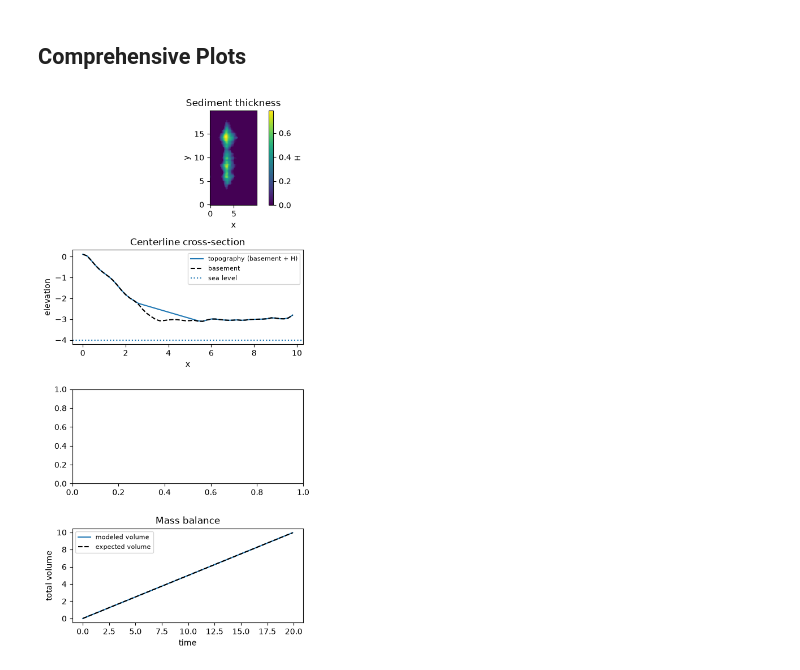
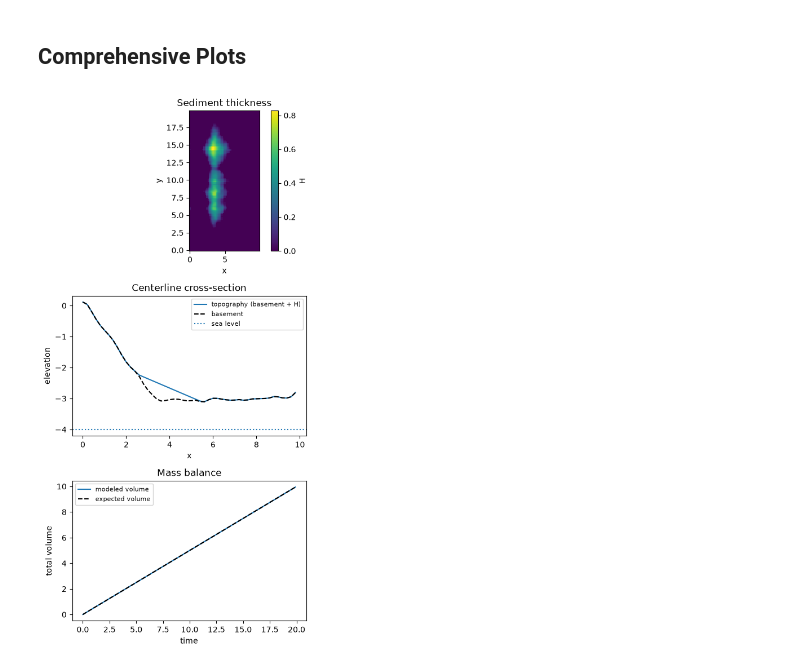
Before and after one commit to vietbuiminh/landlab, a Jupyter notebook: docs/source/tutorials/geoenthalpy_delta/geoenthalpy_delta__alluvial_fan.ipynb, the cells around one changed output. Cells and saved outputs as stored; diff of their text form; code cells hidden in the pictures.

```diff
--- a/docs/source/tutorials/geoenthalpy_delta/geoenthalpy_delta__alluvial_fan.ipynb
+++ b/docs/source/tutorials/geoenthalpy_delta/geoenthalpy_delta__alluvial_fan.ipynb
@@ -426,47 +235,38 @@ plt.show()
 # %%
 H = Hthickness
 eta = final_topography
 final_sea_level = sea_level + esd.sea_level_rise_rate * esd.time_elapsed
 X = grid.x_of_node.reshape(grid.shape)
 Y = grid.y_of_node.reshape(grid.shape)
 j_mid = nrows // 2
 i_mid = ncols // 3
 
-fig, axes = plt.subplots(4, 1, figsize=(5, 10))
+fig, axes = plt.subplots(3, 1, figsize=(5, 10))
 
 im = axes[0].pcolormesh(X, Y, H, shading="auto", cmap="viridis")
 axes[0].set_title("Sediment thickness")
 axes[0].set_xlabel("x")
 axes[0].set_ylabel("y")
 axes[0].set_aspect("equal")
 fig.colorbar(im, ax=axes[0], label="H")
 
 axes[1].plot(X[j_mid], eta[j_mid], label="topography (basement + H)")
 axes[1].plot(X[j_mid], basement[j_mid], "k--", label="basement")
 axes[1].axhline(final_sea_level, color="tab:blue", linestyle=":", label="sea level")
 axes[1].set_title("Centerline cross-section")
 axes[1].set_xlabel("x")
 axes[1].set_ylabel("elevation")
 axes[1].legend(fontsize=8)
 
-# axes[2].plot(Y[i_mid], eta[i_mid], label="topography (basement + H)")
-# axes[2].plot(Y[i_mid], basement[i_mid],
-#              "k--", label="basement")
-# axes[2].axhline(final_sea_level,color="tab:blue",linestyle=":",label="sea level")
-# axes[2].set_title("Centerline cross-section")
-# axes[2].set_xlabel("y")
-# axes[2].set_ylabel("elevation")
-# axes[2].legend(fontsize=8)
-
-axes[3].plot(time_history, volume_history, label="modeled volume")
-axes[3].plot(
+axes[2].plot(time_history, volume_history, label="modeled volume")
+axes[2].plot(
     time_history, [0.5 * t for t in time_history], "k--", label="expected volume"
 )
-axes[3].set_title("Mass balance")
-axes[3].set_xlabel("time")
-axes[3].set_ylabel("total volume")
-axes[3].legend(fontsize=8)
+axes[2].set_title("Mass balance")
+axes[2].set_xlabel("time")
+axes[2].set_ylabel("total volume")
+axes[2].legend(fontsize=8)
 
 fig.tight_layout()
 # %% [output]
-[figure, old version]
+[figure, new version]
```
Also changed, not shown: parts of 7 cells of this notebook.
